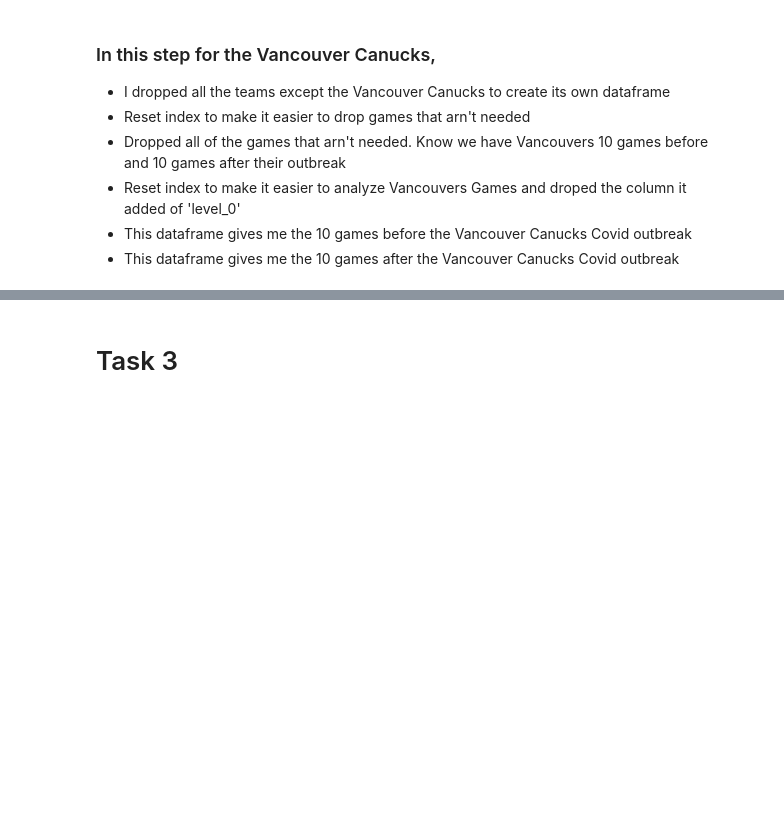
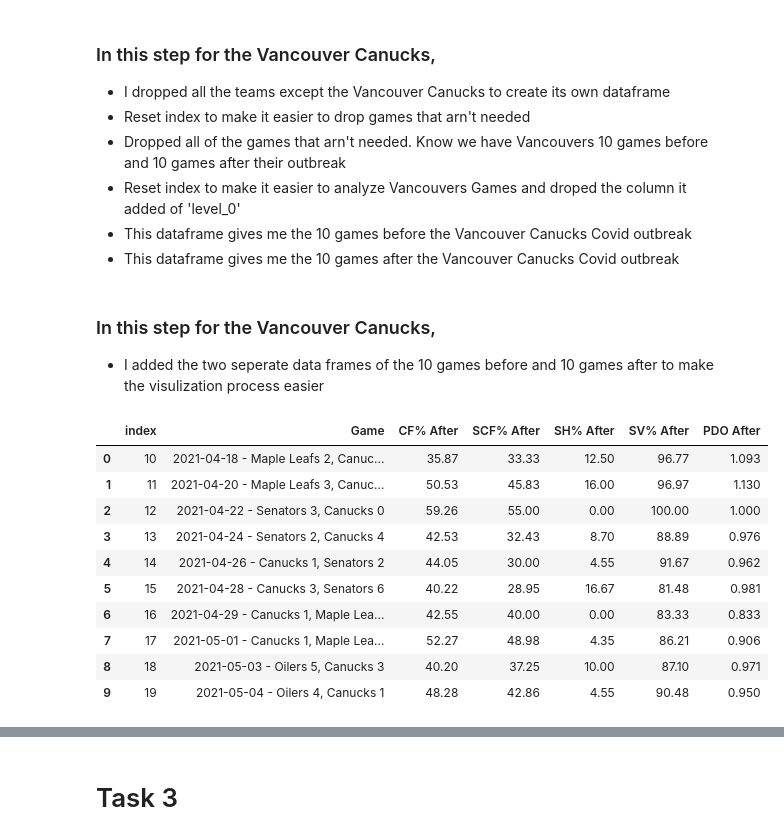
Before and after one commit to data301-2021-winter1/project-group23-project, a Jupyter notebook: notebooks/analysis1.ipynb, the cells around one changed output, grey strips where cells are left out. Cells and saved outputs as stored; diff of their text form; code cells hidden in the pictures; blank space fills up the shorter version.

```diff
--- a/notebooks/analysis1.ipynb
+++ b/notebooks/analysis1.ipynb
@@ -85,0 +90,18 @@ CanucksAfter = Canucks4.drop(Canucks3.index[0:10]).drop(Canucks3.index[20:20])
+# %% [markdown]
+### In this step for the Vancouver Canucks,
+- I added the two seperate data frames of the 10 games before and 10 games after to make the visulization process easier
+# %%
+CanucksBeforeAndAfter = pd.concat([CanucksBefore2,CanucksAfter2], axis=1)
+CanucksAfter2
+# %% [output]
+|  | index | Game | CF% After | SCF% After | SH% After | SV% After | PDO After |
+| 0 | 10 | 2021-04-18 - Maple Leafs 2, Canuc... | 35.87 | 33.33 | 12.50 | 96.77 | 1.093 |
+| 1 | 11 | 2021-04-20 - Maple Leafs 3, Canuc... | 50.53 | 45.83 | 16.00 | 96.97 | 1.130 |
+| 2 | 12 | 2021-04-22 - Senators 3, Canucks 0 | 59.26 | 55.00 | 0.00 | 100.00 | 1.000 |
+| 3 | 13 | 2021-04-24 - Senators 2, Canucks 4 | 42.53 | 32.43 | 8.70 | 88.89 | 0.976 |
+| 4 | 14 | 2021-04-26 - Canucks 1, Senators 2 | 44.05 | 30.00 | 4.55 | 91.67 | 0.962 |
+| 5 | 15 | 2021-04-28 - Canucks 3, Senators 6 | 40.22 | 28.95 | 16.67 | 81.48 | 0.981 |
+| 6 | 16 | 2021-04-29 - Canucks 1, Maple Lea... | 42.55 | 40.00 | 0.00 | 83.33 | 0.833 |
+| 7 | 17 | 2021-05-01 - Canucks 1, Maple Lea... | 52.27 | 48.98 | 4.35 | 86.21 | 0.906 |
+| 8 | 18 | 2021-05-03 - Oilers 5, Canucks 3 | 40.20 | 37.25 | 10.00 | 87.10 | 0.971 |
+| 9 | 19 | 2021-05-04 - Oilers 4, Canucks 1 | 48.28 | 42.86 | 4.55 | 90.48 | 0.950 |
```
Also changed, not shown: parts of 20 cells of this notebook, 1 other file.
